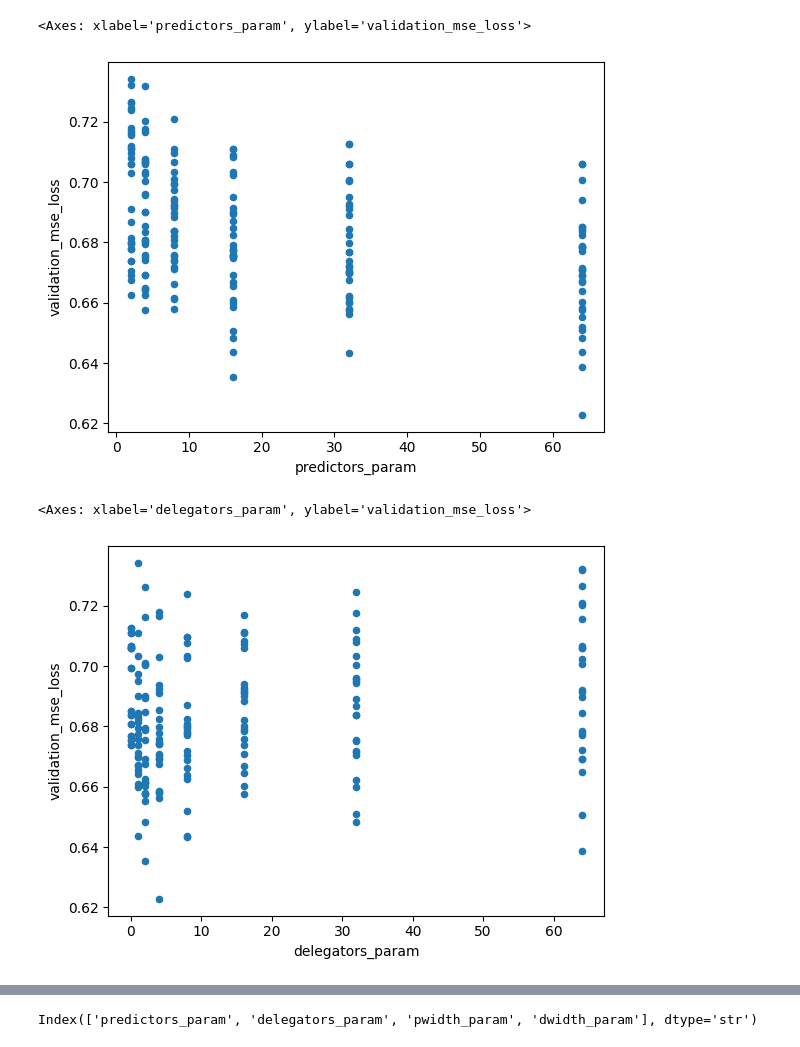
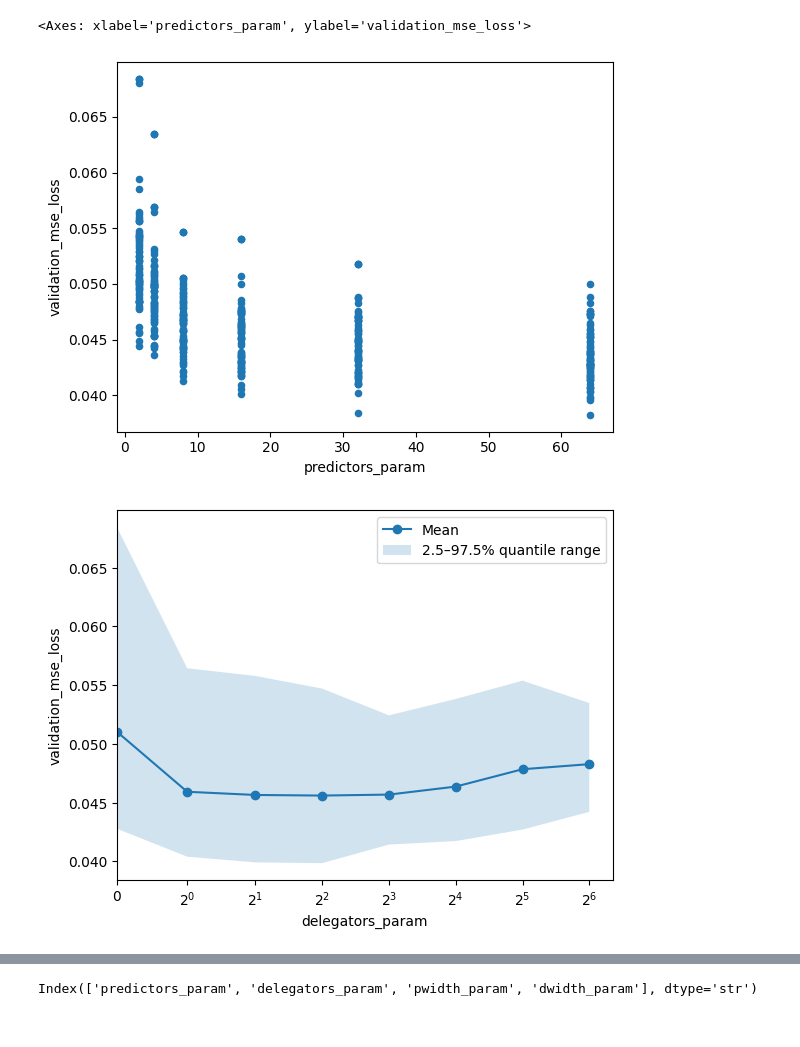
Before and after one commit to viktorvesely/liquid, a Jupyter notebook: liquid_jax/grid_eval.ipynb, the cells around one changed output, grey strips where cells are left out. Drawn from its saved outputs; the diff is of its cells as text; code cells hidden in the pictures.

Commit message:
Producing figures for paper, reworked synthetic task

```diff
--- a/liquid_jax/grid_eval.ipynb
+++ b/liquid_jax/grid_eval.ipynb
@@ -4,8 +4,8 @@ import numpy as np
 import pandas as pd
 import json
 
-folder = Path(".") / "grids" / "svhn"
-target_metric = "validation_ce_loss"
+folder = Path(".") / "grids" / "grid_bikes_agg_sum_20260603_155849"
+target_metric = "validation_mse_loss"
 train_target_metric = target_metric.removeprefix("validation_")
 
 dfs = []
@@ -39,6 +39,9 @@ del dfs
 
 assert df.groupby("run")["epoch"].max().unique().size == 1
 df_last_epoch: pd.DataFrame = df[df["epoch"] == df["epoch"].max()]
+_idx = df.groupby("run")[target_metric].idxmin()
+df_best_epoch = df.loc[_idx]
+
 
 df.sample(3)
 # %% [output]
@@ -49,11 +52,51 @@ df.sample(3)
 # %%
-df_last_epoch.plot.scatter("predictors_param", target_metric)
+df_best_epoch.plot.scatter("predictors_param", target_metric)
 # %% [output]
 <Axes: xlabel='predictors_param', ylabel='validation_mse_loss'>
-[figure, old version]
+[figure, new version]
 # %%
-df_last_epoch.plot.scatter("delegators_param", target_metric)
+import matplotlib.pyplot as plt
+
+x_col = "delegators_param"
+y_col = target_metric
+
+summary = (
+    df_best_epoch
+    .groupby(x_col)[y_col]
+    .agg(
+        mean="mean",
+        q025=lambda s: s.quantile(0.025),
+        q975=lambda s: s.quantile(0.975),
+        count="count",
+    )
+    .reset_index()
+    .sort_values(x_col)
+)
+
+fig, ax = plt.subplots()
+
+ax.plot(
+    summary[x_col],
+    summary["mean"],
+    marker="o",
+    label="Mean",
+)
+
+ax.fill_between(
+    summary[x_col],
+    summary["q025"],
+    summary["q975"],
+    alpha=0.2,
+    label="2.5–97.5% quantile range",
+)
+
+ax.set_xscale("symlog", base=2, linthresh=1.9)
+ax.set_xlim(left=0)
+
+ax.set_xlabel(x_col)
+ax.set_ylabel(y_col)
+ax.legend()
+plt.show()
 # %% [output]
-<Axes: xlabel='delegators_param', ylabel='validation_mse_loss'>
-[figure, old version]
+[figure, new version]
 # %%
```
Also changed, not shown: parts of 11 cells of this notebook, 17 other files.
